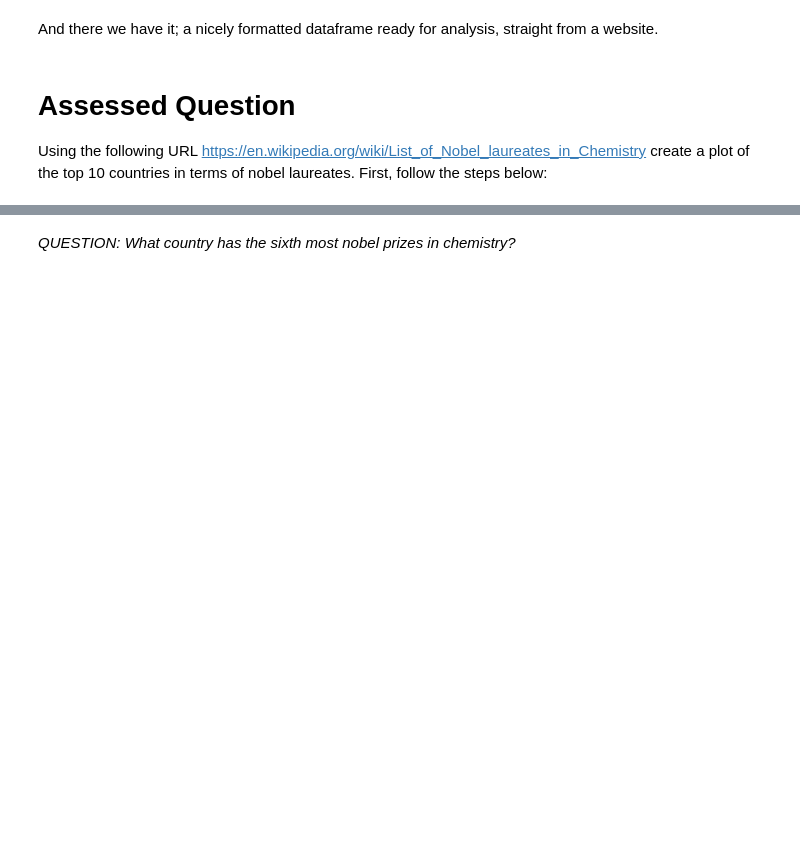
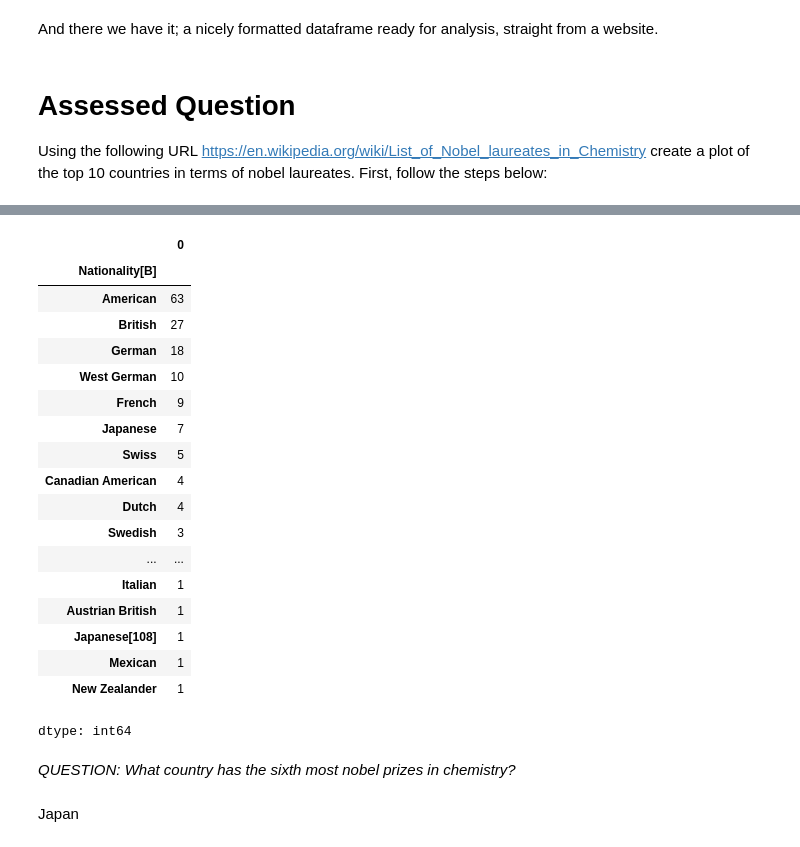
Before and after one commit to yannisyeung/QM2, a Jupyter notebook: notebooks/W02. Pandas.ipynb, the cells around one changed output, grey strips where cells are left out. Saved outputs shown, nothing was run; the diff lists cells and outputs as text; code cells hidden in the pictures; blank space fills up the shorter version.

```diff
--- a/notebooks/W02. Pandas.ipynb
+++ b/notebooks/W02. Pandas.ipynb
@@ -482,8 +471,35 @@ pylab.rcParams['figure.figsize'] = (10., 8.)
 # %%
 # create a new dataframe called 'country' in which each row is a country, and the values represent the number of nobel laureates.
-
+country = chem.groupby('Nationality[B]').size()
+country
+country = country[country.index != 'Not awarded']
 # now sort it in descending order
 
+country.sort_values(ascending=False, inplace=True)
+country
+
 # finally, plot the top 10 countries
+# %% [output]
+|  | 0 |
+| Nationality[B] |  |
+| American | 63 |
+| British | 27 |
+| German | 18 |
+| West German | 10 |
+| French | 9 |
+| Japanese | 7 |
+| Swiss | 5 |
+| Canadian American | 4 |
+| Dutch | 4 |
+| Swedish | 3 |
+| ... | ... |
+| Italian | 1 |
+| Austrian British | 1 |
+| Japanese[108] | 1 |
+| Mexican | 1 |
+| New Zealander | 1 |
+dtype: int64
 # %% [markdown]
 *QUESTION: What country has the sixth most nobel prizes in chemistry?*
+# %% [markdown]
+Japan
```
Also changed, not shown: parts of 14 cells of this notebook.
